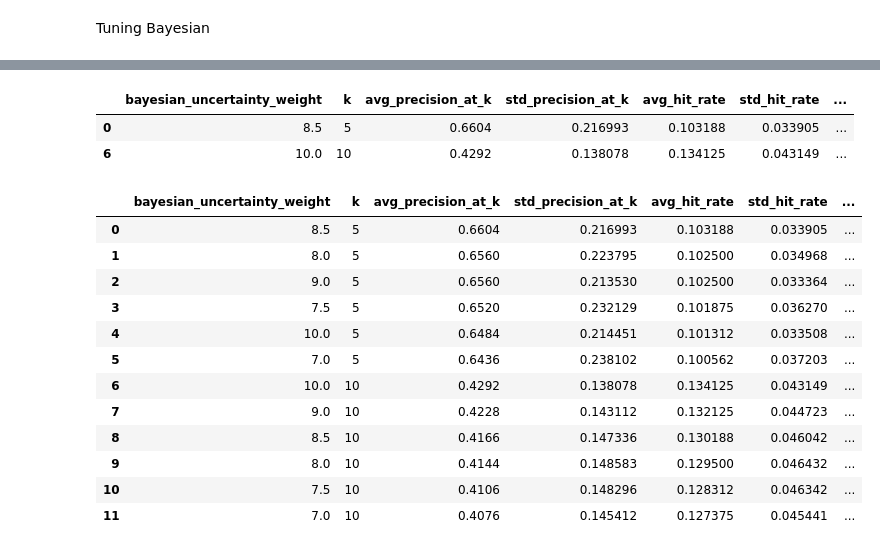
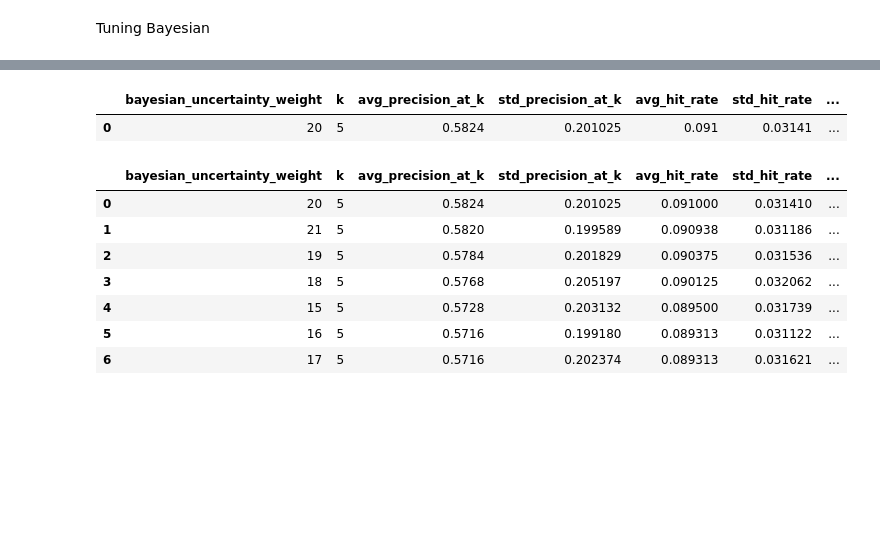
Before and after one commit to sidmetikala-dev/anirec_v2, a Jupyter notebook: notebooks/bayesian_uncertainty_tuning_20260615.ipynb, the cells around one changed output, grey strips where cells are left out. Drawn from its saved outputs; the diff is of its cells as text; code cells hidden in the pictures; blank space fills up the shorter version.

```diff
--- a/notebooks/bayesian_uncertainty_tuning_20260615.ipynb
+++ b/notebooks/bayesian_uncertainty_tuning_20260615.ipynb
@@ -128,7 +128,7 @@ bayesian_summary
 # %%
-focused_weights_uncertainty = np.array([8.5, 8, 9, 7.5, 10, 7])
+focused_weights_uncertainty = np.array([15, 16, 17, 18, 19, 20, 21])
 focused_n_runs = 500
-focused_top_ks = [5, 10]
+focused_top_ks = [5]
 
 from anime_evaluation import HitRateEvaluator, RankingMetricEvaluator
 
@@ -187,49 +187,44 @@ focused_average_metrics = (
         focused_ranking_summary,
         on=["bayesian_uncertainty_weight", "k"],
         how="left",
     )
     .merge(
         focused_baseline_summary,
         on="k",
         how="left",
     )
 )
 
 focused_metrics_path = (
     PROJECT_ROOT
     / "metrics"
-    / f"bayesian_uncertainty_focused_ndcg_{focused_n_runs}run_20260615.csv"
+    / "current_corpus_4793_anime"
+    / f"bayesian_uncertainty_focused_ndcg_{focused_n_runs}run_202606.csv"
 )
 focused_average_metrics.to_csv(focused_metrics_path, index=False)
 
 focused_best_bayesian_weights = (
     focused_average_metrics
     .sort_values(
         ["k", "avg_precision_at_k", "avg_ndcg_at_k", "avg_hit_rate"],
         ascending=[True, False, False, False],
     )
     .groupby("k")
     .head(1)
 )
 
 focused_best_bayesian_weights
 # %% [output]
 |  | bayesian_uncertainty_weight | k | avg_precision_at_k | std_precision_at_k | avg_hit_rate | std_hit_rate | ... |
-| 0 | 8.5 | 5 | 0.6604 | 0.216993 | 0.103188 | 0.033905 | ... |
-| 6 | 10.0 | 10 | 0.4292 | 0.138078 | 0.134125 | 0.043149 | ... |
+| 0 | 20 | 5 | 0.5824 | 0.201025 | 0.091 | 0.03141 | ... |
 # %%
 focused_average_metrics
 # %% [output]
 |  | bayesian_uncertainty_weight | k | avg_precision_at_k | std_precision_at_k | avg_hit_rate | std_hit_rate | ... |
-| 0 | 8.5 | 5 | 0.6604 | 0.216993 | 0.103188 | 0.033905 | ... |
-| 1 | 8.0 | 5 | 0.6560 | 0.223795 | 0.102500 | 0.034968 | ... |
-| 2 | 9.0 | 5 | 0.6560 | 0.213530 | 0.102500 | 0.033364 | ... |
-| 3 | 7.5 | 5 | 0.6520 | 0.232129 | 0.101875 | 0.036270 | ... |
-| 4 | 10.0 | 5 | 0.6484 | 0.214451 | 0.101312 | 0.033508 | ... |
-| 5 | 7.0 | 5 | 0.6436 | 0.238102 | 0.100562 | 0.037203 | ... |
-| 6 | 10.0 | 10 | 0.4292 | 0.138078 | 0.134125 | 0.043149 | ... |
-| 7 | 9.0 | 10 | 0.4228 | 0.143112 | 0.132125 | 0.044723 | ... |
-| 8 | 8.5 | 10 | 0.4166 | 0.147336 | 0.130188 | 0.046042 | ... |
-| 9 | 8.0 | 10 | 0.4144 | 0.148583 | 0.129500 | 0.046432 | ... |
-| 10 | 7.5 | 10 | 0.4106 | 0.148296 | 0.128312 | 0.046342 | ... |
-| 11 | 7.0 | 10 | 0.4076 | 0.145412 | 0.127375 | 0.045441 | ... |
+| 0 | 20 | 5 | 0.5824 | 0.201025 | 0.091000 | 0.031410 | ... |
+| 1 | 21 | 5 | 0.5820 | 0.199589 | 0.090938 | 0.031186 | ... |
+| 2 | 19 | 5 | 0.5784 | 0.201829 | 0.090375 | 0.031536 | ... |
+| 3 | 18 | 5 | 0.5768 | 0.205197 | 0.090125 | 0.032062 | ... |
+| 4 | 15 | 5 | 0.5728 | 0.203132 | 0.089500 | 0.031739 | ... |
+| 5 | 16 | 5 | 0.5716 | 0.199180 | 0.089313 | 0.031122 | ... |
+| 6 | 17 | 5 | 0.5716 | 0.202374 | 0.089313 | 0.031621 | ... |
```
Also changed, not shown: parts of 6 cells of this notebook, 28 other files.
